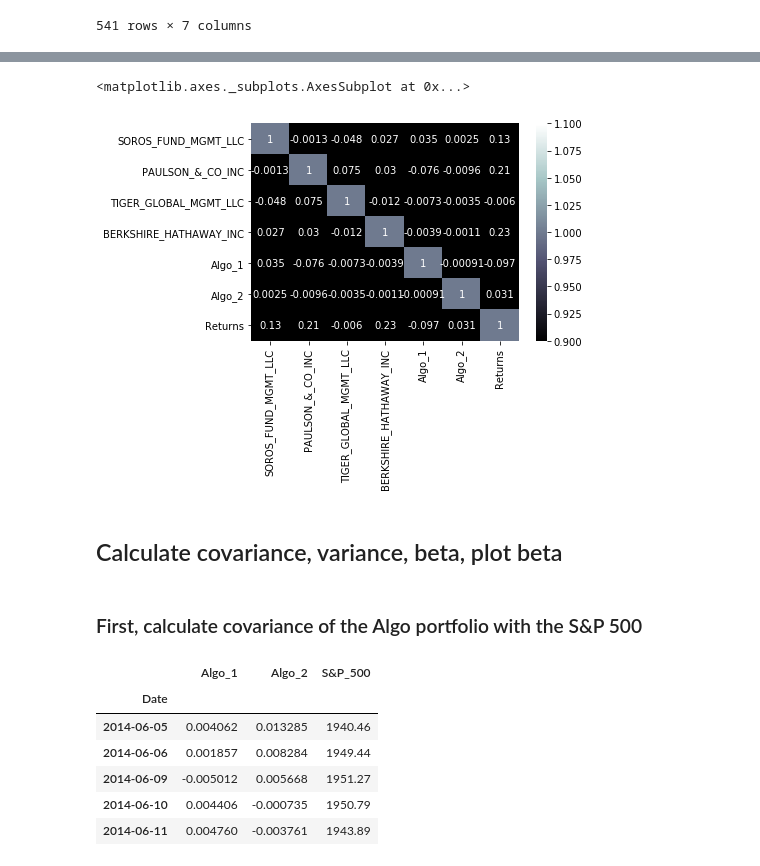
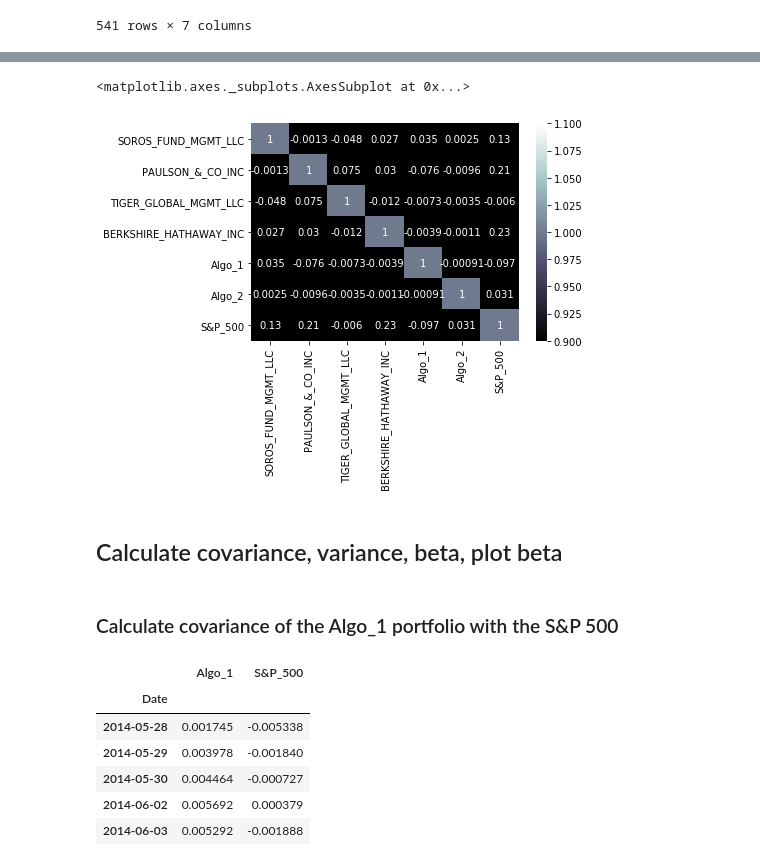
Before and after one commit to yrlbaker/Unit_4_HW, a Jupyter notebook: Whale_HW.ipynb, the cells around one changed output, grey strips where cells are left out. Cells and saved outputs as stored; diff of their text form; code cells hidden in the pictures.

```diff
--- a/Whale_HW.ipynb
+++ b/Whale_HW.ipynb
@@ -321,7 +318,7 @@ sp500_df_daily.head()
 | 2019-04-16 | 0.002279 |
 | 2019-04-15 | -0.000509 |
 # %%
-columns = ["Returns"]
+columns = ["S&P_500"]
 sp500_df_daily.columns = columns
 sp500_df_daily.head()
 # %% [output]
@@ -598,28 +575,31 @@ correlation
 sns.heatmap(correlation, vmin=1, vmax=1, annot=True, cmap="bone")
 # %% [output]
 <matplotlib.axes._subplots.AxesSubplot at 0x...>
-[figure, old version]
+[figure, new version]
 # %% [markdown]
 ## Calculate covariance, variance, beta, plot beta
 # %% [markdown]
-### First, calculate covariance of the Algo portfolio with the S&P 500
+### Calculate covariance of the Algo_1 portfolio with the S&P 500
 # %%
-# combine the Algo and S&P 500 dataframes to begin calculating covariance
-covariance_df = pd.concat([algo_df, sp500_df], axis="columns", join="inner")
+# Create a dataframe for algo_1
+algo_1_df = algo_df.drop(columns=["Algo 2"])
+
+# combine the Algo_1 and S&P 500 dataframes to begin calculating covariance
+covariance_df = pd.concat([algo_1_df, sp500_df_daily], axis="columns", join="inner")
 
 # Change the appearance of the column names to reflect no spaces
-columns = ["Algo_1", "Algo_2", "S&P_500"]
+columns = ["Algo_1", "S&P_500"]
 covariance_df.columns = columns
 
 # Sort datetime index in ascending order
 covariance_df.sort_index(inplace=True)
 
 covariance_df.head()
 # %% [output]
-|  | Algo_1 | Algo_2 | S&P_500 |
-| Date |  |  |  |
-| 2014-06-05 | 0.004062 | 0.013285 | 1940.46 |
-| 2014-06-06 | 0.001857 | 0.008284 | 1949.44 |
-| 2014-06-09 | -0.005012 | 0.005668 | 1951.27 |
-| 2014-06-10 | 0.004406 | -0.000735 | 1950.79 |
-| 2014-06-11 | 0.004760 | -0.003761 | 1943.89 |
+|  | Algo_1 | S&P_500 |
+| Date |  |  |
+| 2014-05-28 | 0.001745 | -0.005338 |
+| 2014-05-29 | 0.003978 | -0.001840 |
+| 2014-05-30 | 0.004464 | -0.000727 |
+| 2014-06-02 | 0.005692 | 0.000379 |
+| 2014-06-03 | 0.005292 | -0.001888 |
```
Also changed, not shown: parts of 26 cells of this notebook, 1 other file.
